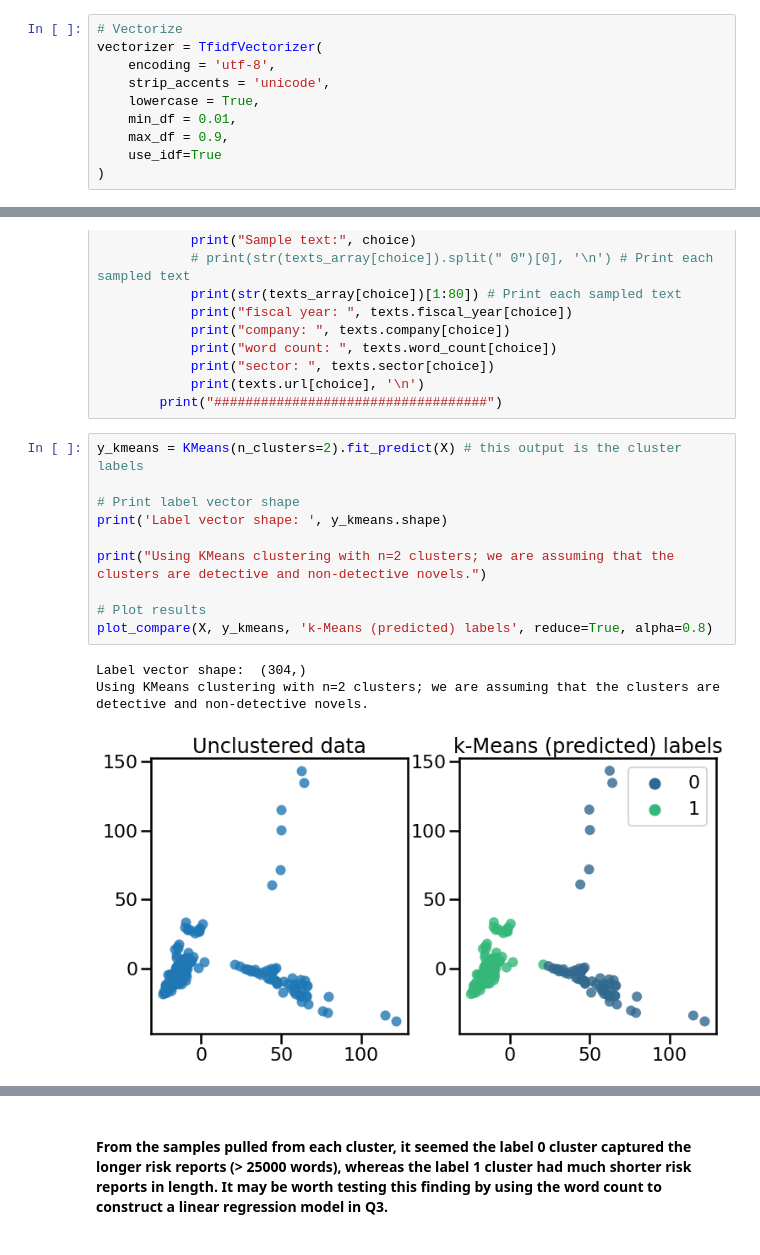
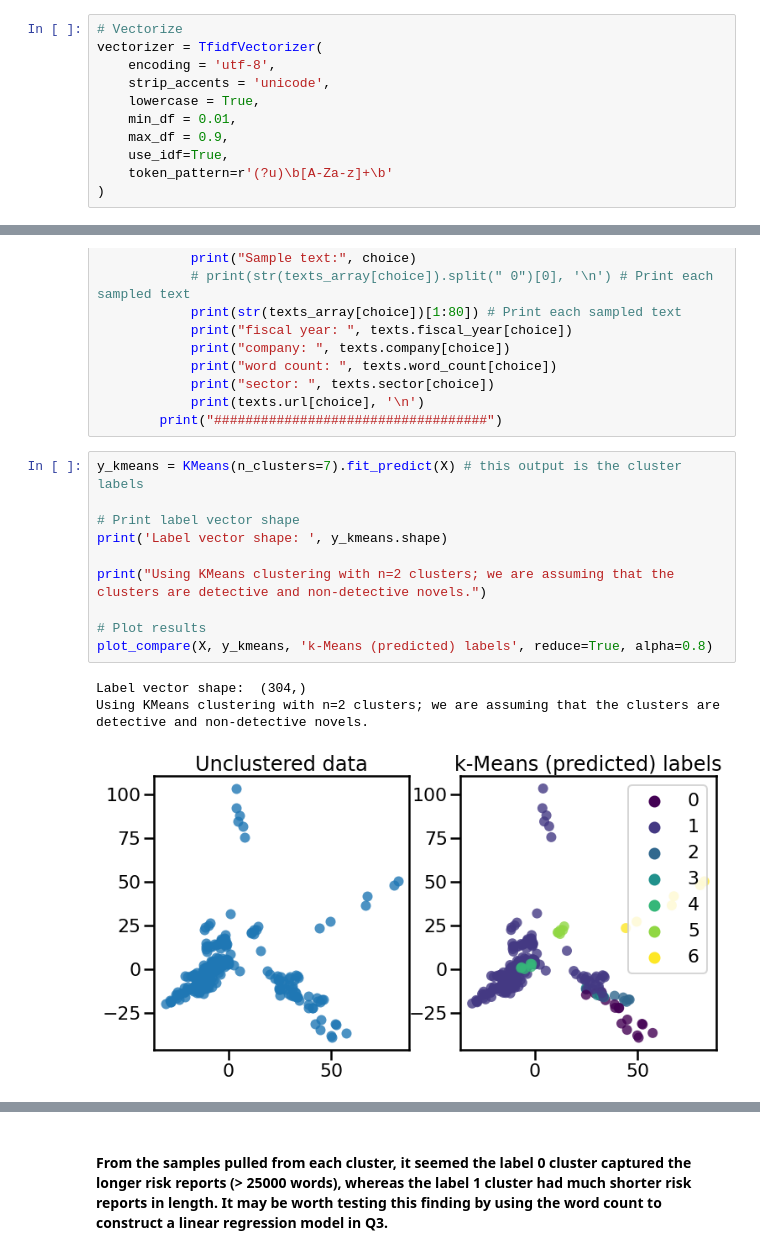
Before and after one commit to annsway/NLP, a Jupyter notebook: Final-Project.ipynb, the cells around one changed output, grey strips where cells are left out. Drawn from its saved outputs; the diff is of its cells as text.

```diff
--- a/Final-Project.ipynb
+++ b/Final-Project.ipynb
@@ -840,7 +940,8 @@ vectorizer = TfidfVectorizer(
     lowercase = True,
     min_df = 0.01,
     max_df = 0.9,
-    use_idf=True
+    use_idf=True,
+    token_pattern=r'(?u)\b[A-Za-z]+\b'
 )
 # %%
 # perform vectorization
@@ -919,17 +1020,17 @@ def pull_samples(texts, labels, n=3):
             print(texts.url[choice], '\n')
         print("###################################")
 # %%
-y_kmeans = KMeans(n_clusters=2).fit_predict(X) # this output is the cluster labels
+y_kmeans = KMeans(n_clusters=7).fit_predict(X) # this output is the cluster labels
 
 # Print label vector shape
 print('Label vector shape: ', y_kmeans.shape)
 
 print("Using KMeans clustering with n=2 clusters; we are assuming that the clusters are detective and non-detective novels.")
 
 # Plot results
 plot_compare(X, y_kmeans, 'k-Means (predicted) labels', reduce=True, alpha=0.8)
 # %% [output]
 Label vector shape:  (304,)
 Using KMeans clustering with n=2 clusters; we are assuming that the clusters are detective and non-detective novels.
-[figure, old version]
+[figure, new version]
 # %%
```
Also changed, not shown: parts of 106 cells of this notebook, 3 other files.
